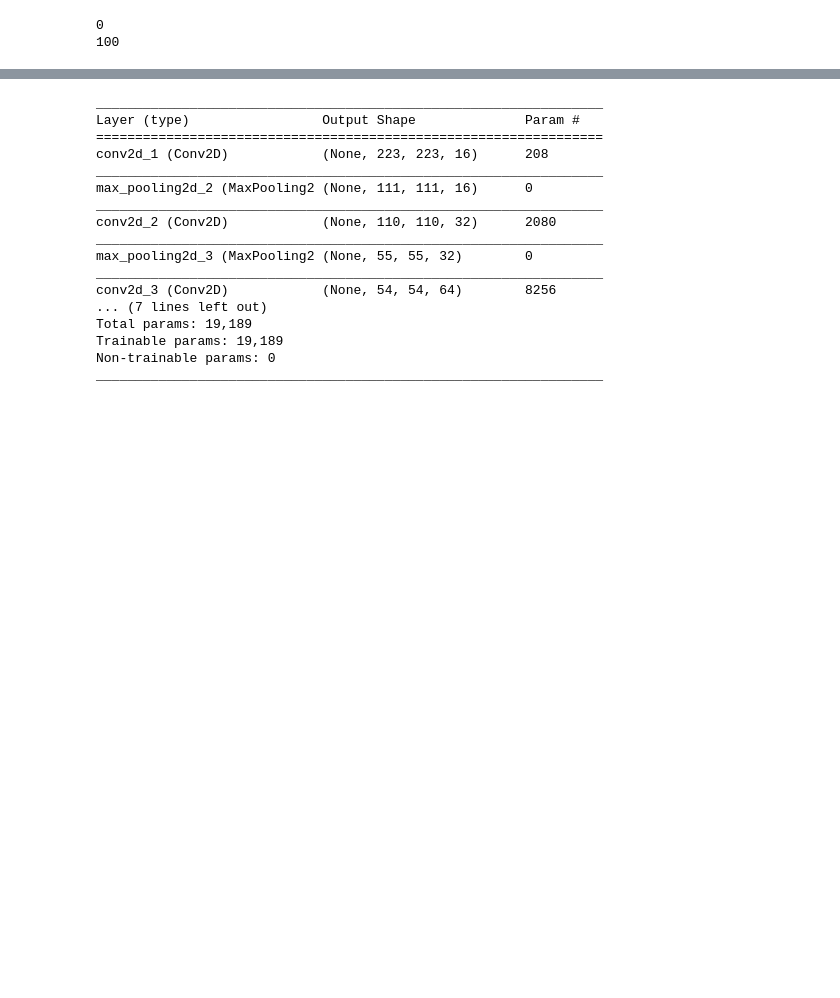
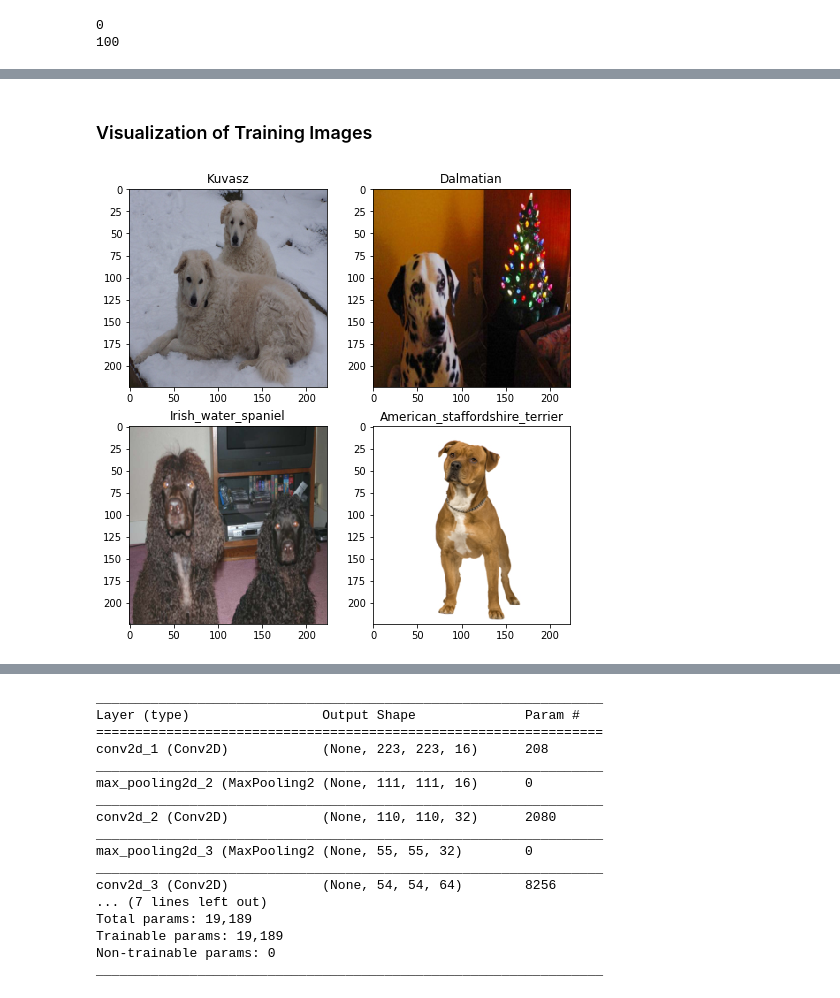
Before and after one commit to batmanprof/dsnd_p6, a Jupyter notebook: dog_app.ipynb, the cells around one changed output, grey strips where cells are left out. Drawn from its saved outputs; the diff is of its cells as text; code cells hidden in the pictures; blank space fills up the shorter version.

```diff
--- a/dog_app.ipynb
+++ b/dog_app.ipynb
@@ -356,6 +356,25 @@ ImageFile.LOAD_TRUNCATED_IMAGES = True
 train_tensors = paths_to_tensor(train_files).astype('float32')/255
 valid_tensors = paths_to_tensor(valid_files).astype('float32')/255
 test_tensors = paths_to_tensor(test_files).astype('float32')/255
+# %% [markdown]
+### Visualization of Training Images
+# %%
+plt.figure(figsize=(8,8))
+plt.subplot(221)
+plt.imshow(train_tensors[0])
+plt.title( dog_names[np.argmax(train_targets[0])][15:] )
+plt.subplot(222)
+plt.imshow(train_tensors[1])
+plt.title( dog_names[np.argmax(train_targets[1])][15:] )
+plt.subplot(223)
+plt.imshow(train_tensors[2])
+plt.title( dog_names[np.argmax(train_targets[2])][15:] )
+plt.subplot(224)
+plt.imshow(train_tensors[3])
+plt.title( dog_names[np.argmax(train_targets[3])][15:] )
+plt.show()
+# %% [output]
+[figure, added]
 # %% [markdown]
 ### (IMPLEMENTATION) Model Architecture
 
```
Also changed, not shown: parts of 2 cells of this notebook, 1 other file.
